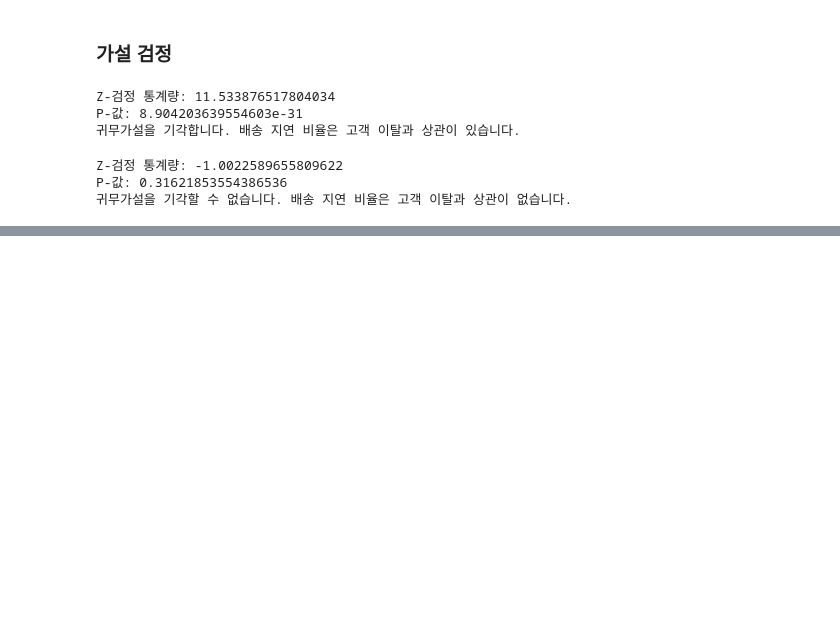
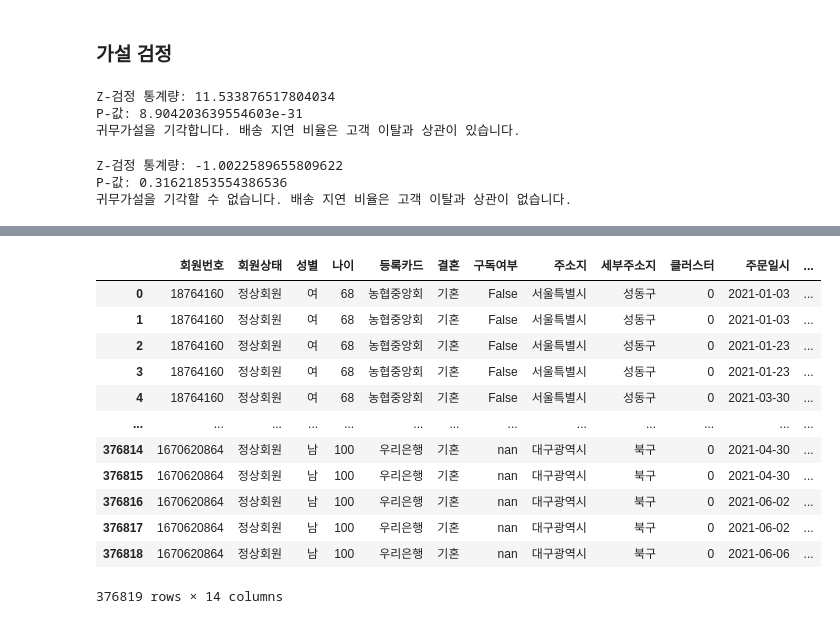
Before and after one commit to dldbwns23/DSA17_project, a Jupyter notebook: lyj_EDA_preprocess.ipynb, the cells around one changed output, grey strips where cells are left out. Saved outputs shown, nothing was run; the diff lists cells and outputs as text; code cells hidden in the pictures; blank space fills up the shorter version.

```diff
--- a/lyj_EDA_preprocess.ipynb
+++ b/lyj_EDA_preprocess.ipynb
@@ -880,0 +1066,16 @@ P-값: 0.31621853554386536
+# %%
+temp3
+# %% [output]
+|  | 회원번호 | 회원상태 | 성별 | 나이 | 등록카드 | 결혼 | 구독여부 | 주소지 | 세부주소지 | 클러스터 | 주문일시 | ... |
+| 0 | 18764160 | 정상회원 | 여 | 68 | 농협중앙회 | 기혼 | False | 서울특별시 | 성동구 | 0 | 2021-01-03 | ... |
+| 1 | 18764160 | 정상회원 | 여 | 68 | 농협중앙회 | 기혼 | False | 서울특별시 | 성동구 | 0 | 2021-01-03 | ... |
+| 2 | 18764160 | 정상회원 | 여 | 68 | 농협중앙회 | 기혼 | False | 서울특별시 | 성동구 | 0 | 2021-01-23 | ... |
+| 3 | 18764160 | 정상회원 | 여 | 68 | 농협중앙회 | 기혼 | False | 서울특별시 | 성동구 | 0 | 2021-01-23 | ... |
+| 4 | 18764160 | 정상회원 | 여 | 68 | 농협중앙회 | 기혼 | False | 서울특별시 | 성동구 | 0 | 2021-03-30 | ... |
+| ... | ... | ... | ... | ... | ... | ... | ... | ... | ... | ... | ... | ... |
+| 376814 | 1670620864 | 정상회원 | 남 | 100 | 우리은행 | 기혼 | nan | 대구광역시 | 북구 | 0 | 2021-04-30 | ... |
+| 376815 | 1670620864 | 정상회원 | 남 | 100 | 우리은행 | 기혼 | nan | 대구광역시 | 북구 | 0 | 2021-04-30 | ... |
+| 376816 | 1670620864 | 정상회원 | 남 | 100 | 우리은행 | 기혼 | nan | 대구광역시 | 북구 | 0 | 2021-06-02 | ... |
+| 376817 | 1670620864 | 정상회원 | 남 | 100 | 우리은행 | 기혼 | nan | 대구광역시 | 북구 | 0 | 2021-06-02 | ... |
+| 376818 | 1670620864 | 정상회원 | 남 | 100 | 우리은행 | 기혼 | nan | 대구광역시 | 북구 | 0 | 2021-06-06 | ... |
+376819 rows × 14 columns
```
Also changed, not shown: parts of 25 cells of this notebook.
